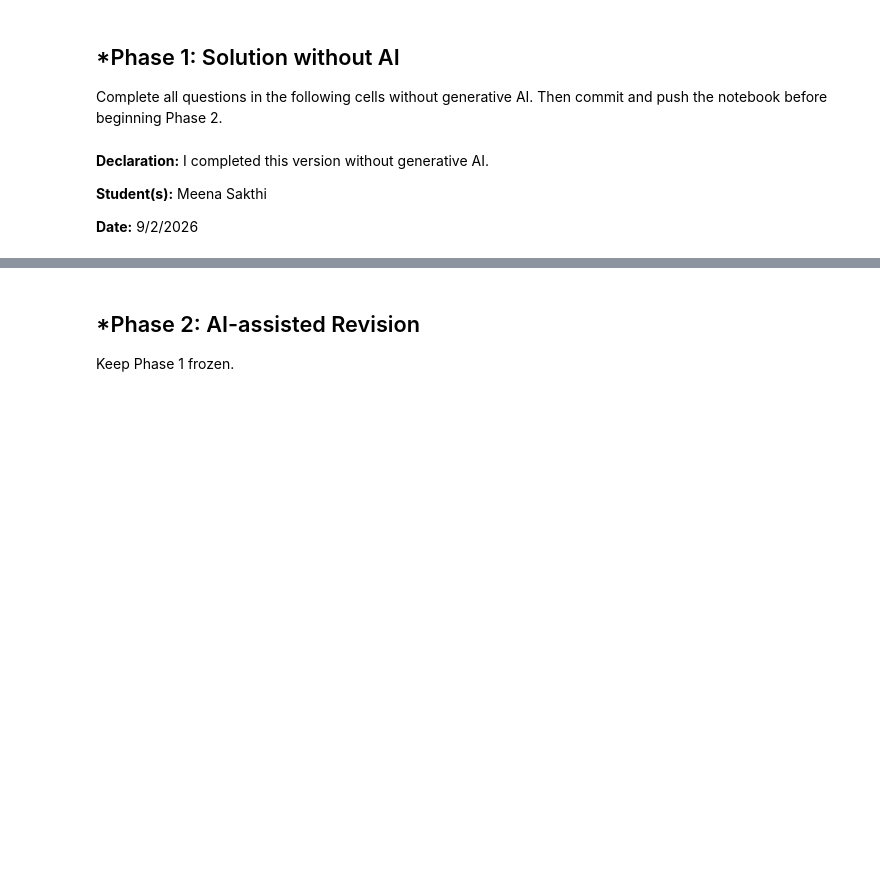
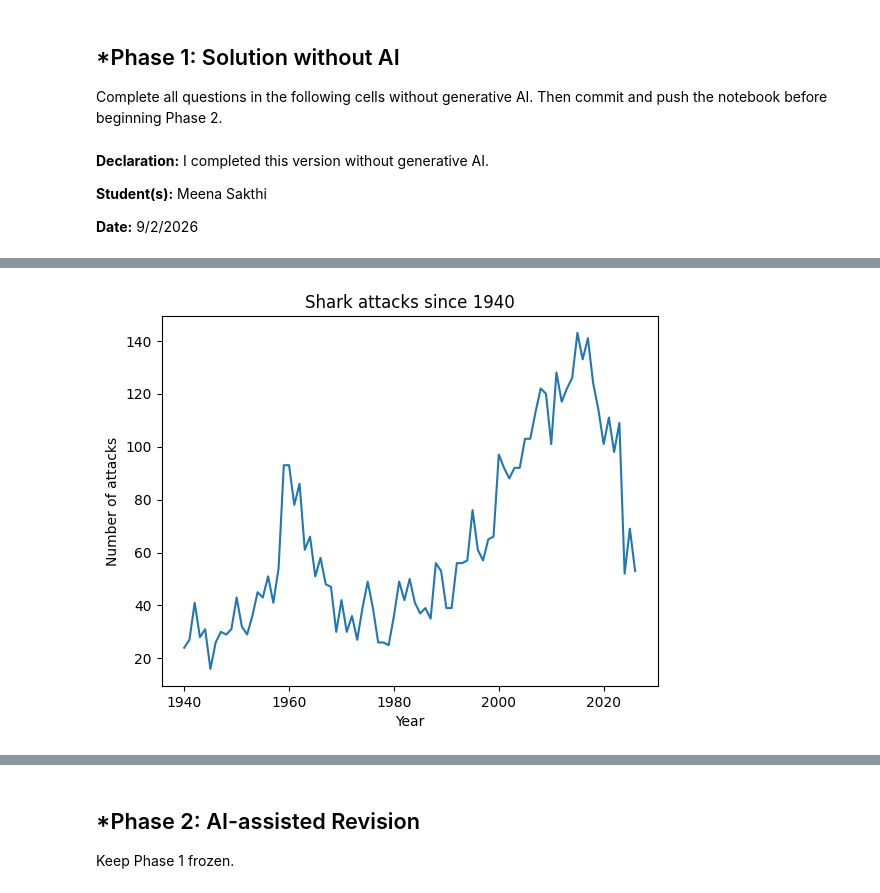
Before and after one commit to MKSakthi/A01-data-wrangling, a Jupyter notebook: notebook.ipynb, the cells around one changed output, grey strips where cells are left out. Saved outputs shown, nothing was run; the diff lists cells and outputs as text; code cells hidden in the pictures; blank space fills up the shorter version.

```diff
--- a/notebook.ipynb
+++ b/notebook.ipynb
@@ -91,0 +95,92 @@ About 76.2% of the subject injury values are missing, this is a huge concern
+# %%
+# Question 2.1
+df = pd.read_excel("/content/A01-data-wrangling/GSAF5.xls")
+print ("Q2.1")
+
+# Question 2.2
+print("")
+print("Q2.2")
+df.head()
+print(df.columns) # Checking to see which columns don't contain values
+df = df.drop(columns=['Unnamed: 21', 'Unnamed: 22']) # Dropping the columns with no values
+print(df.shape) # Making sure the dimensions of the data has changed
+
+# Question 2.3
+print("")
+print("Q2.3")
+print(f"Data type: ", df["Year"].dtype)
+
+# Printing the range using min and max
+print("The year ranges from ", df["Year"].min(), "to", df["Year"].max())
+
+# Filtering the year and checking the range of the year
+df_1940 = df[df["Year"] >= 1940].copy()
+print("Minimum and maximum values of the years (after filtering)")
+print(df_1940["Year"].min())
+print(df_1940["Year"].max())
+print("")
+
+# Checking the relationship between the year and the number of attacks
+print(df_1940["Year"].value_counts().sort_index())
+attacksperyear = df_1940["Year"].value_counts().sort_index()
+attacksperyear.plot(xlabel ="Year", ylabel="Number of attacks", title="Shark attacks since 1940") #Plottinng to further check
+print("The overall trend is that the number of attacks are increased since the 1940s. However, the number varies from year to year as they have peaks and also a recent decrease")
+
+
+# Question 2.4
+print("")
+print ("Q2.4")
+print(f"Data type: ", df_1940["Age"].dtype) # chekcing the data type to correct
+print("Abnormal values")
+print(df_1940["Age"].unique()) # checking for any abnormal values
+df_1940["Age"] = pd.to_numeric(df_1940["Age"], errors='coerce') #Changing everything to numeric values
+print(f"Data type (after clean): ", df_1940["Age"].dtype) # Confirming the cleaned data type
+
+# Checking the range to confirm no discrepencies
+print("The age ranges from ", df_1940["Age"].min(), "to", df_1940["Age"].max())
+
+#Plotting the histogram of the age
+import matplotlib.pyplot as plt
+plt.figure()
+df_1940["Age"].hist()
+plt.xlabel("Age")
+plt.ylabel("Number of Victims")
+plt.title("Age of Shark attack victims")
+plt.show()
+
+#Question 2.5
+print("")
+print ("Q2.5")
+df_1940['Sex'].head() #Checking the format of the values
+
+#Calculating the proportion of males
+males = (df_1940["Sex"] == "M").sum()
+total = len(df_1940["Sex"])
+proportion_male = males/total
+print(f"Male Proportion: ", proportion_male)
+
+#Question 2.6
+print("")
+print ("Q2.6")
+print(df_1940["Type"].head()) # Checking the formal of the values
+print("")
+print(f"Unique values: " , df_1940["Type"].unique()) # Checking for abnormal values
+print(df_1940["Type"].value_counts())
+
+# Removing spelling errors and replacing the variable names
+df_1940["Type"]=df["Type"].str.strip().str.lower()
+
+def clean_type(x):
+  if x == "provoked":
+    return "Provoked"
+  elif x == "unprovoked":
+    return "Unprovoked"
+  else:
+    return "Unknown"
+
+df_1940["Type"] = df_1940["Type"].apply(clean_type)
+print(df_1940["Type"].value_counts())
+
+# Calculating the proportion
+print(f"Proportion of attacks that were unprovoked: ", (df_1940["Type"] == "Unprovoked").sum()/len(df_1940["Type"]))
+# %% [output]
@@ -91,0 +204 @@ About 76.2% of the subject injury values are missing, this is a huge concern
+[figure, added]
```
Also changed, not shown: parts of 2 cells of this notebook.
